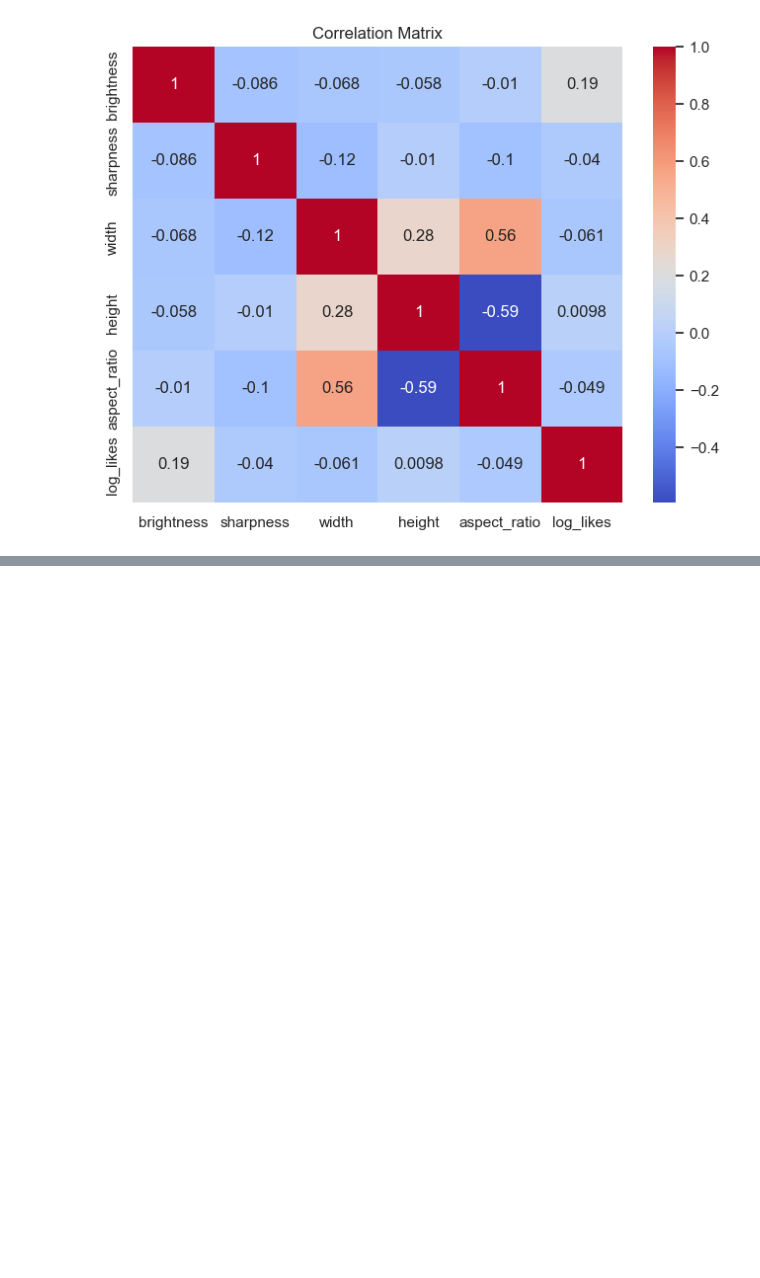
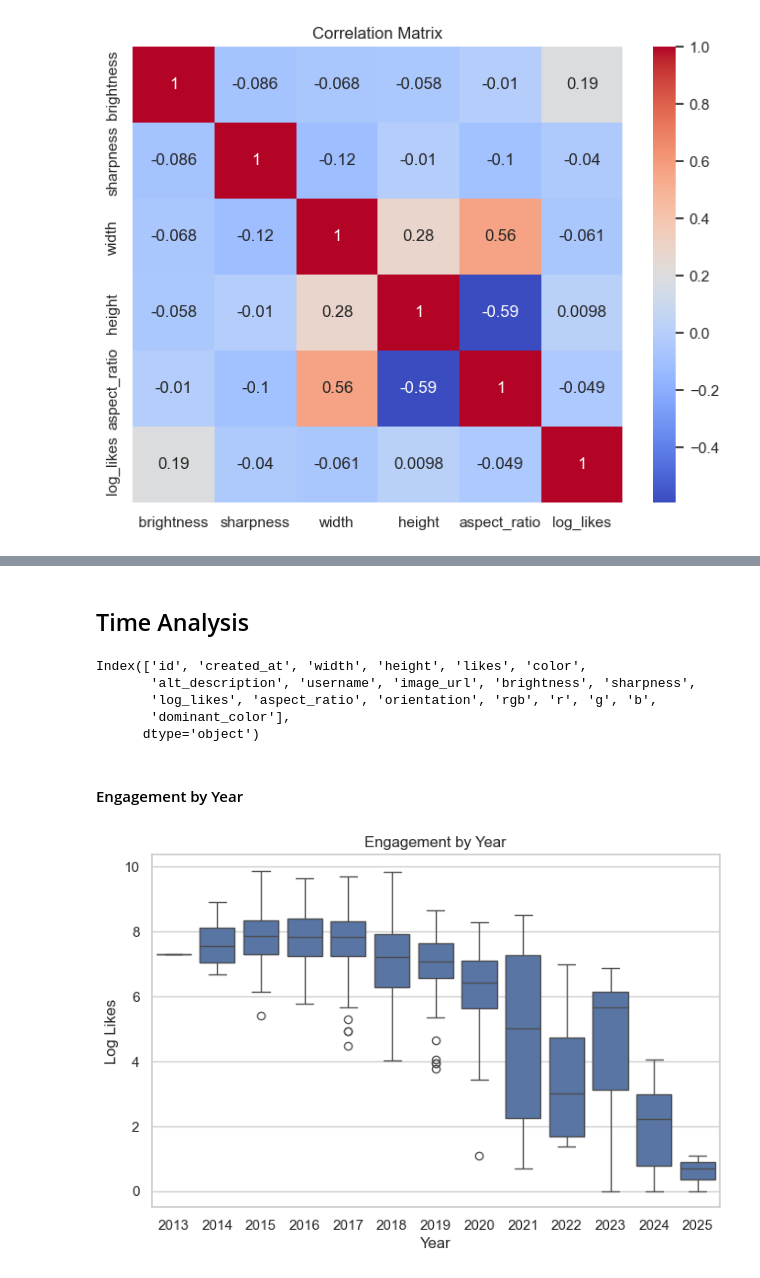
Before and after one commit to Elham-Schojaei/Techlab_Data_Science_Team3, a Jupyter notebook: notebooks/Data_Analysis.ipynb, the cells around one changed output, grey strips where cells are left out. Drawn from its saved outputs; the diff is of its cells as text; code cells hidden in the pictures; blank space fills up the shorter version.

```diff
--- a/notebooks/Data_Analysis.ipynb
+++ b/notebooks/Data_Analysis.ipynb
@@ -206,0 +294,29 @@ plt.show()
+# %% [markdown]
+## Time Analysis
+# %%
+data.columns
+# %% [output]
+Index(['id', 'created_at', 'width', 'height', 'likes', 'color',
+       'alt_description', 'username', 'image_url', 'brightness', 'sharpness',
+       'log_likes', 'aspect_ratio', 'orientation', 'rgb', 'r', 'g', 'b',
+       'dominant_color'],
+      dtype='object')
+# %%
+data["created_at"] = pd.to_datetime(data["created_at"], errors="coerce")
+# %%
+data["year"] = data["created_at"].dt.year
+data["month"] = data["created_at"].dt.month
+data["month_name"] = data["created_at"].dt.month_name()
+data["day_of_week"] = data["created_at"].dt.day_name()
+data["hour"] = data["created_at"].dt.hour
+# %% [markdown]
+#### Engagement by Year
+# %%
+plt.figure(figsize=(8,5))
+sns.boxplot(data=data, x="year", y="log_likes")
+plt.title("Engagement by Year")
+plt.xlabel("Year")
+plt.ylabel("Log Likes")
+plt.show()
+# %% [output]
+[figure, added]
```
Also changed, not shown: parts of 22 cells of this notebook, 1 other file.
